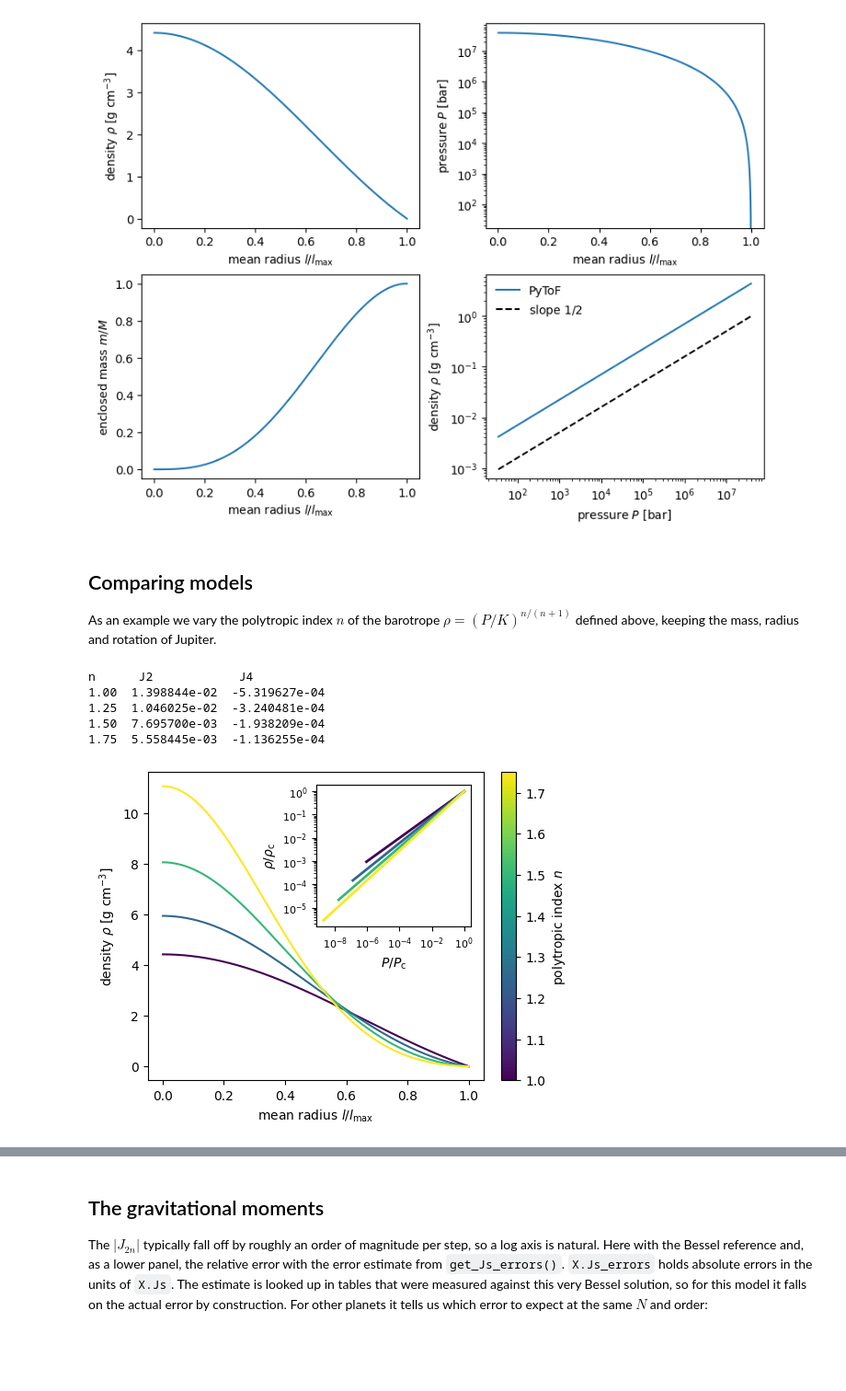
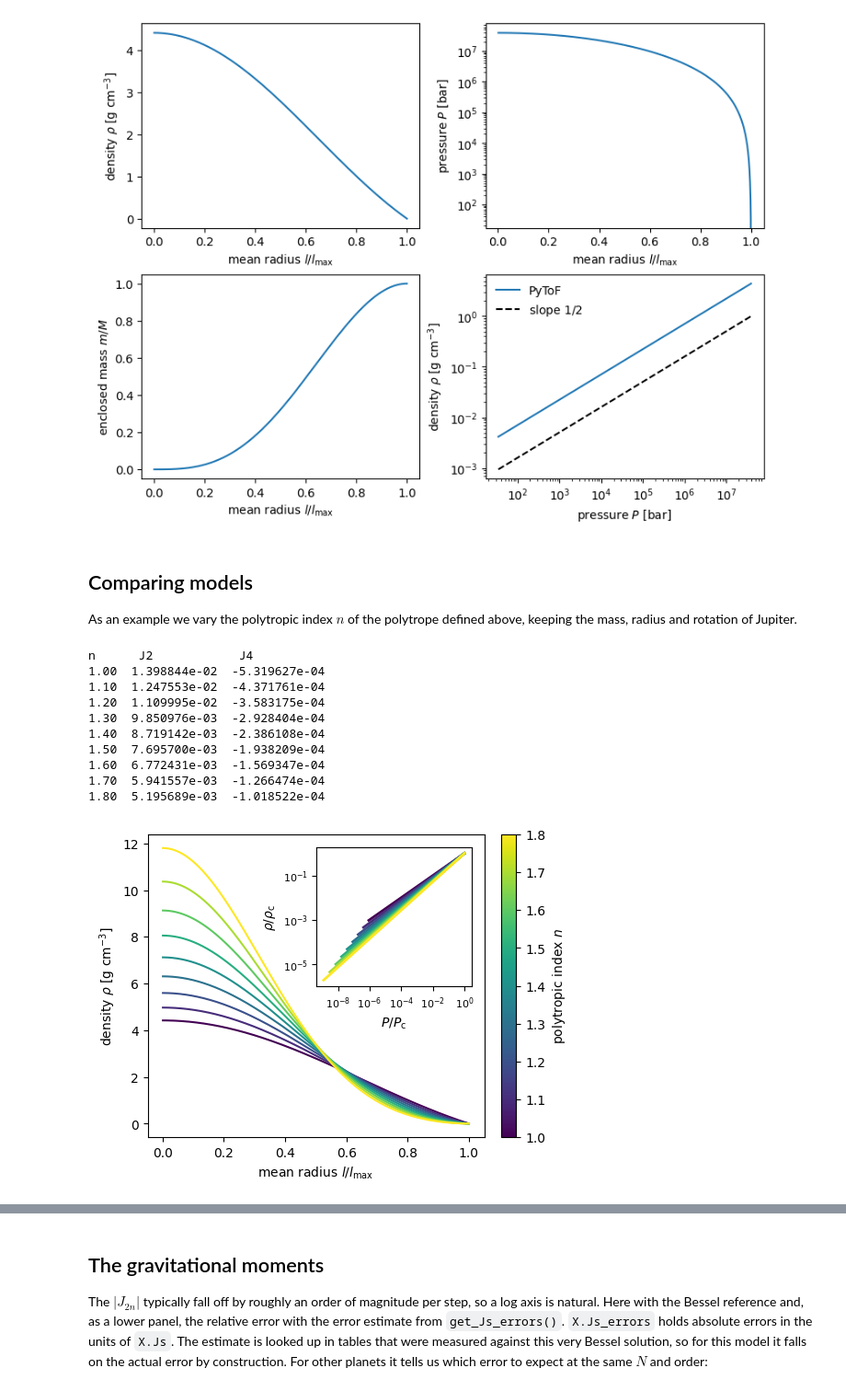
Before and after one commit to lucamorf/PyToF, a Jupyter notebook: tutorial/02_plotting.ipynb, the cells around one changed output, grey strips where cells are left out. Shown at 92% size. Cells and saved outputs as stored; diff of their text form; code cells hidden in the pictures; blank space fills up the shorter version.

```diff
--- a/tutorial/02_plotting.ipynb
+++ b/tutorial/02_plotting.ipynb
@@ -89,43 +97,48 @@ axs[1, 1].legend(frameon=False);
 # %% [markdown]
 ## Comparing models
 
-As an example we vary the polytropic index $n$ of the barotrope $\rho = (P/K)^{n/(n+1)}$ defined above, keeping the mass, radius and rotation of Jupiter.
+As an example we vary the polytropic index $n$ of the polytrope defined above, keeping the mass, radius and rotation of Jupiter.
 # %%
 from mpl_toolkits.axes_grid1.inset_locator import inset_axes
 
-indices = [1.0, 1.25, 1.5, 1.75]
+indices = np.round(np.arange(1.0, 1.81, 0.1), 2)
 models = []
 for n in indices:
     Y = ToF(N=1024, order=4, R_ref=JUPITER_RADIUS, baro_param=[n])
     Y.set_barotrope(lambda P, param: P ** (param[0] / (param[0] + 1)))
     Y.relax_to_barotrope()
     models.append(Y)
 
 cmap = plt.get_cmap("viridis")
 norm = mcolors.Normalize(vmin=min(indices), vmax=max(indices))
 
 fig, ax = plt.subplots(layout="constrained")
 ax_ins = inset_axes(ax, width="46%", height="46%", loc="upper right", borderpad=1.0)
 for n, Y in zip(indices, models):
     q = profiles(Y)
     ax.plot(q["r"], q["rho"], color=cmap(norm(n)))
-    # normalized to the central values (last point); skip P = 0 at the surface
+    # normalized to the central values (last point). Skip P = 0 at the surface
     ax_ins.loglog(q["P"][1:] / q["P"][-1], q["rho"][1:] / q["rho"][-1], color=cmap(norm(n)), linewidth=2)
 ax_ins.set_xlabel(r"$P / P_\mathrm{c}$")
 ax_ins.set_ylabel(r"$\rho / \rho_\mathrm{c}$")
 ax_ins.tick_params(labelsize=8)
 ax.set_xlabel(LABELS["r"])
 ax.set_ylabel(LABELS["rho"])
 fig.colorbar(cm.ScalarMappable(norm=norm, cmap=cmap), ax=ax, label="polytropic index $n$")
 
 print("n      J2            J4")
 for n, Y in zip(indices, models):
     print(f"{n:4.2f}  {Y.Js[1]:.6e}  {Y.Js[2]:.6e}")
 # %% [output]
 n      J2            J4
 1.00  1.398844e-02  -5.319627e-04
-1.25  1.046025e-02  -3.240481e-04
+1.10  1.247553e-02  -4.371761e-04
+1.20  1.109995e-02  -3.583175e-04
+1.30  9.850976e-03  -2.928404e-04
+1.40  8.719142e-03  -2.386108e-04
 1.50  7.695700e-03  -1.938209e-04
-1.75  5.558445e-03  -1.136255e-04
+1.60  6.772431e-03  -1.569347e-04
+1.70  5.941557e-03  -1.266474e-04
+1.80  5.195689e-03  -1.018522e-04
-[figure, old version]
+[figure, new version]
 # %% [markdown]
```
Also changed, not shown: parts of 8 cells of this notebook, 2 other files.
